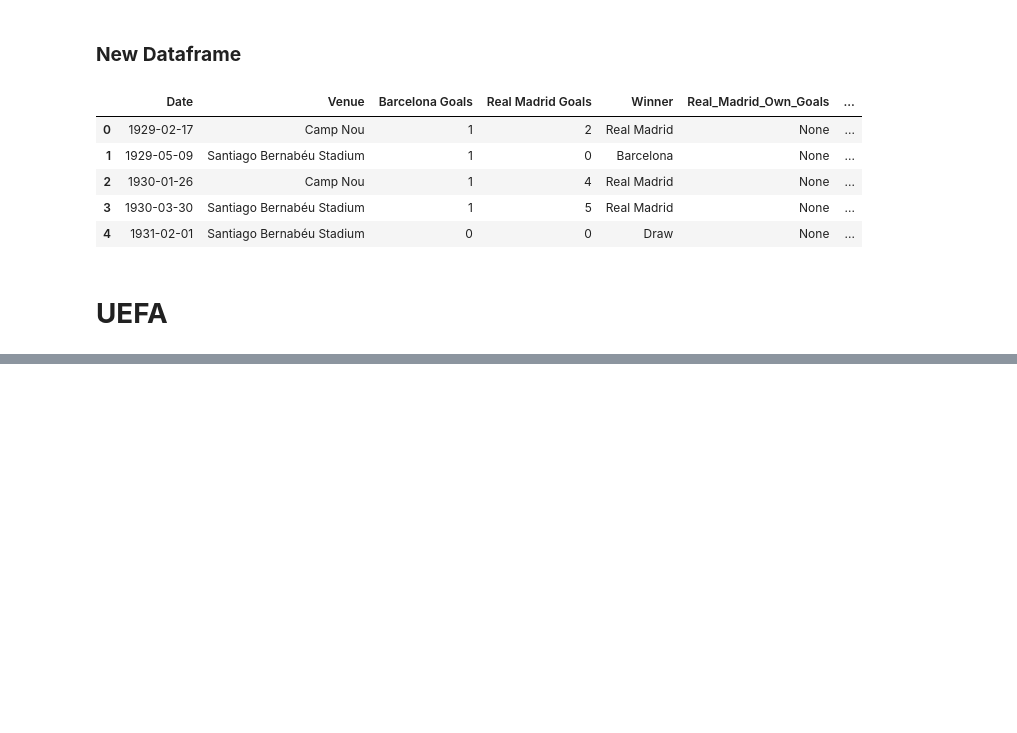
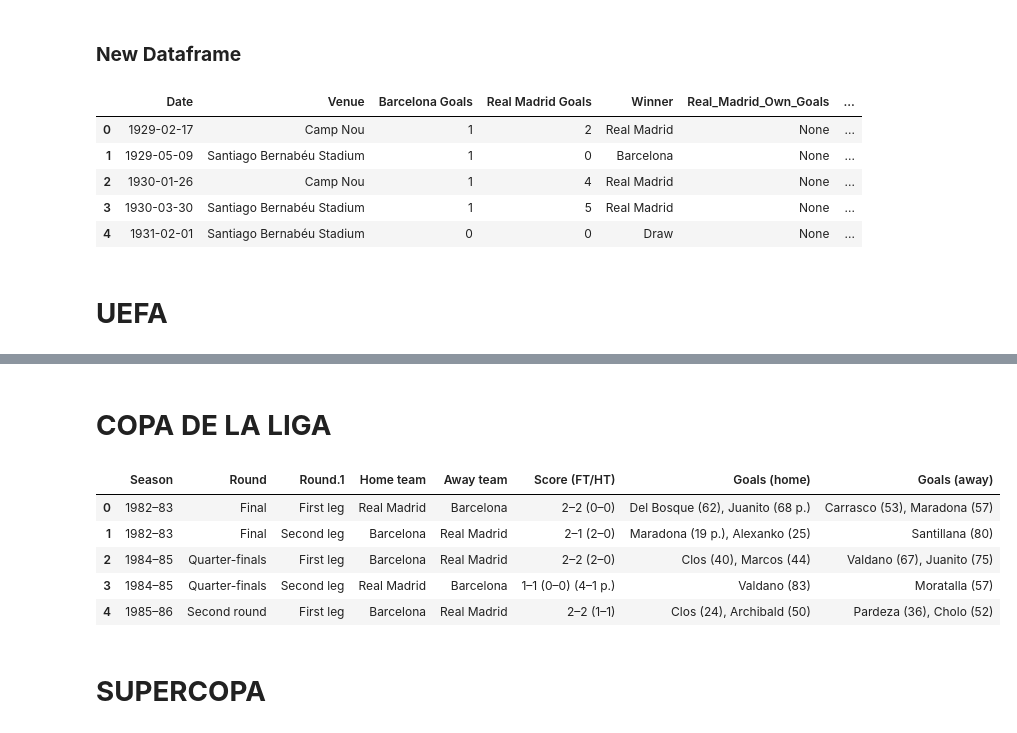
Before and after one commit to sk7-dev/Data_Analysis_and_Modelling, a Jupyter notebook: Python/web_scraping/el_clasico/eda.ipynb, the cells around one changed output, grey strips where cells are left out. Cells and saved outputs as stored; diff of their text form; code cells hidden in the pictures; blank space fills up the shorter version.

```diff
--- a/Python/web_scraping/el_clasico/eda.ipynb
+++ b/Python/web_scraping/el_clasico/eda.ipynb
@@ -193,0 +319,14 @@ df.head()
+# %% [markdown]
+# **COPA DE LA LIGA**
+# %%
+file = pd.read_csv("Datasets/el_clasico_matches_copa_de_la_liga.csv")
+df = pd.DataFrame(file)
+# %%
+df.head()
+# %% [output]
+|  | Season | Round | Round.1 | Home team | Away team | Score (FT/HT) | Goals (home) | Goals (away) |
+| 0 | 1982–83 | Final | First leg | Real Madrid | Barcelona | 2–2 (0–0) | Del Bosque (62), Juanito (68 p.) | Carrasco (53), Maradona (57) |
+| 1 | 1982–83 | Final | Second leg | Barcelona | Real Madrid | 2–1 (2–0) | Maradona (19 p.), Alexanko (25) | Santillana (80) |
+| 2 | 1984–85 | Quarter-finals | First leg | Barcelona | Real Madrid | 2–2 (2–0) | Clos (40), Marcos (44) | Valdano (67), Juanito (75) |
+| 3 | 1984–85 | Quarter-finals | Second leg | Real Madrid | Barcelona | 1–1 (0–0) (4–1 p.) | Valdano (83) | Moratalla (57) |
+| 4 | 1985–86 | Second round | First leg | Barcelona | Real Madrid | 2–2 (1–1) | Clos (24), Archibald (50) | Pardeza (36), Cholo (52) |
@@ -193,0 +353,2 @@ df.head()
+# %% [markdown]
+# **SUPERCOPA**
```
Also changed, not shown: parts of 50 cells of this notebook, 7 other files.
